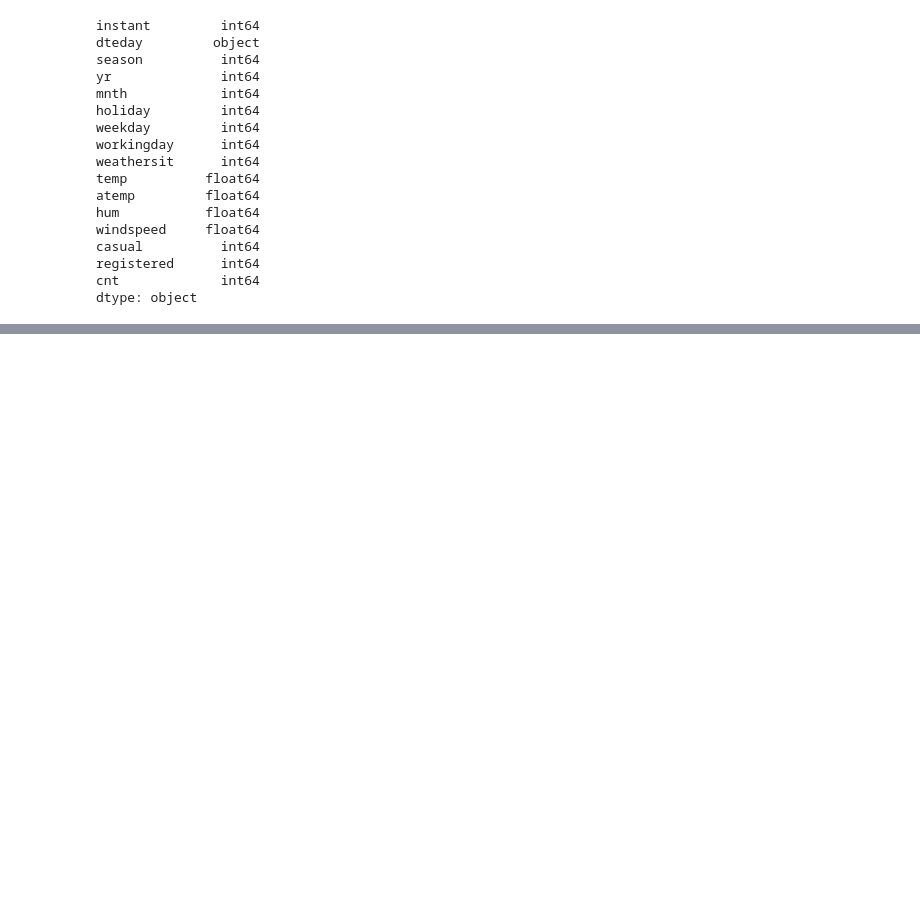
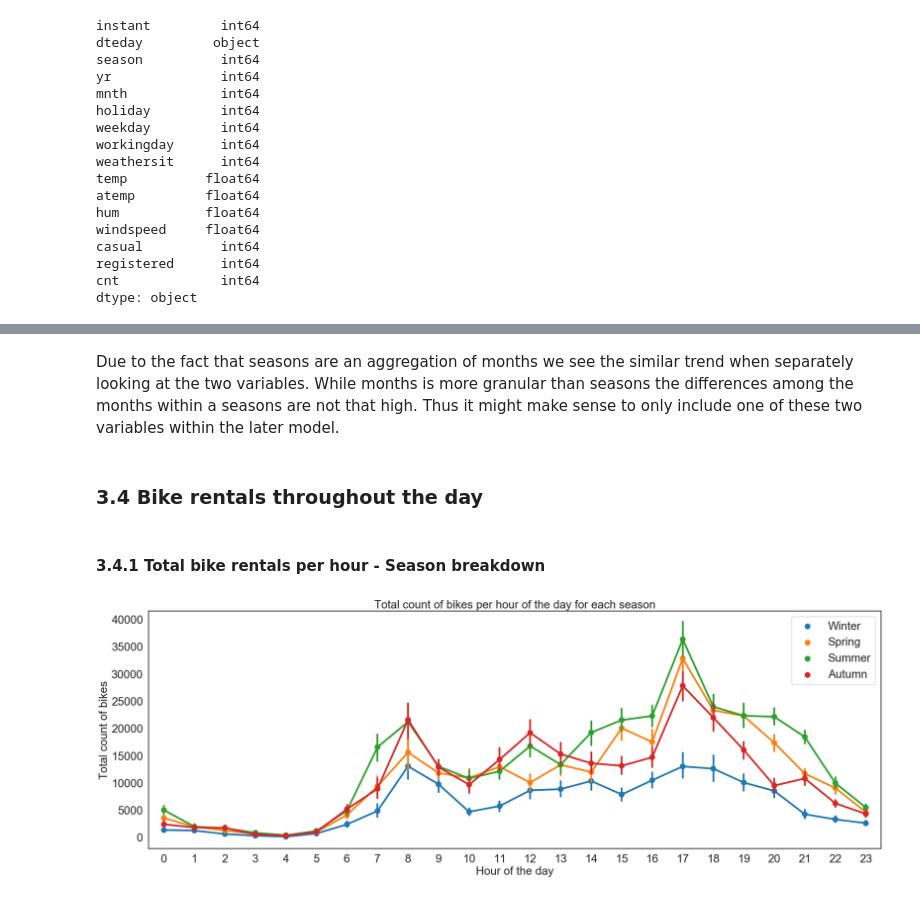
Before and after one commit to alombatti/Rewrite-in-Dask, a Jupyter notebook: Dask - EDA.ipynb, the cells around one changed output, grey strips where cells are left out. Drawn from its saved outputs; the diff is of its cells as text; code cells hidden in the pictures; blank space fills up the shorter version.

```diff
--- a/Dask - EDA.ipynb
+++ b/Dask - EDA.ipynb
@@ -138,0 +230,19 @@ AttributeError: 'DataFrame' object has no attribute 'get'
+# %% [markdown]
+Due to the fact that seasons are an aggregation of months we see the similar trend when separately looking at the two variables. While months is more granular than seasons the differences among the months within a seasons are not that high. Thus it might make sense to only include one of these two variables within the later model.
+# %% [markdown]
+### 3.4 Bike rentals throughout the day
+# %% [markdown]
+#### 3.4.1 Total bike rentals per hour - Season breakdown
+# %%
+g = sns.pointplot(data = data[['hr', 'cnt','season']],
+                  x = 'hr',
+                  y = 'cnt',
+                  hue = 'season',
+                  legend_out = True,
+                  estimator = sum)
+leg_handles = g.get_legend_handles_labels()[0]
+g.legend(leg_handles, ["Winter", "Spring", "Summer", "Autumn"])
+g.set(xlabel = 'Hour of the day', ylabel = 'Total count of bikes', title = 'Total count of bikes per hour of the day for each season')
+plt.show()
+# %% [output]
+[figure, added]
```
Also changed, not shown: parts of 53 cells of this notebook, 12 other files.
